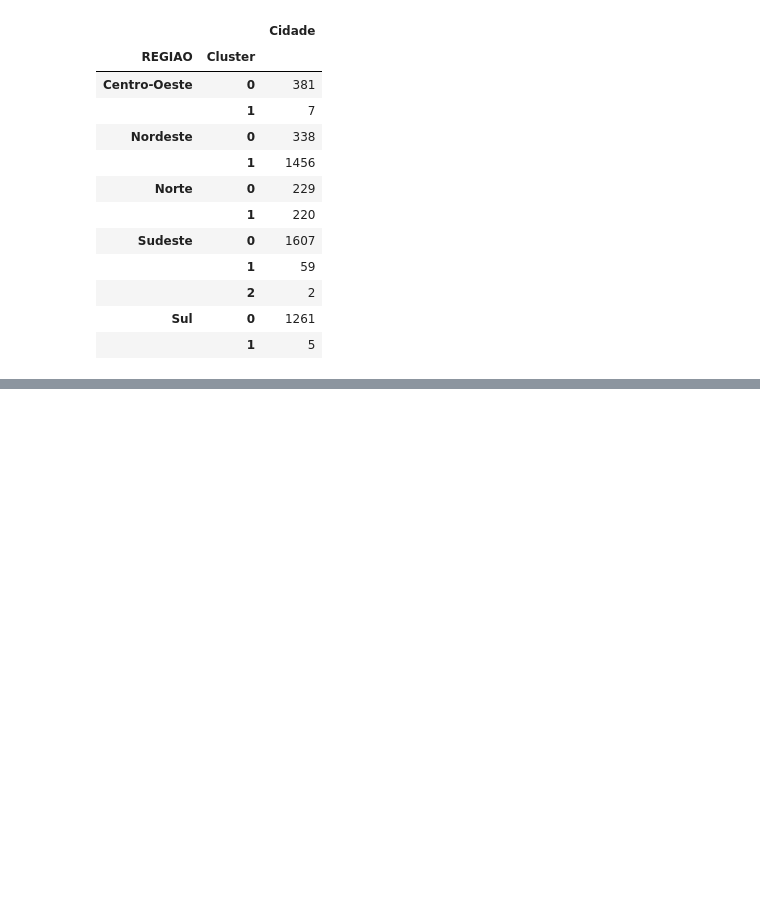
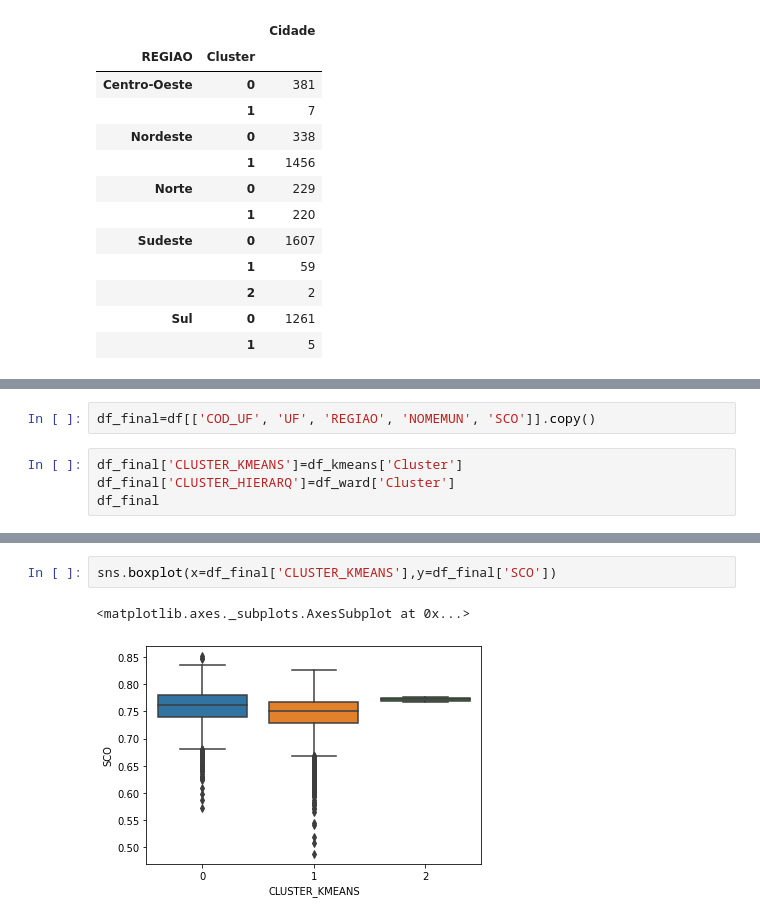
Before and after one commit to secretaria-ICA/Clusterizacao_dos_Municipios_Brasileiros_Uma_Abordagem_para_Igualdade_de_Genero, a Jupyter notebook: Trabalho_Izabella.ipynb, the cells around one changed output, grey strips where cells are left out. Cells and saved outputs as stored; diff of their text form; blank space fills up the shorter version.

```diff
--- a/Trabalho_Izabella.ipynb
+++ b/Trabalho_Izabella.ipynb
@@ -590,0 +605,6 @@ df_ward[['REGIAO','Cluster','Cidade']].groupby(['REGIAO','Cluster']).count()
+# %%
+df_final=df[['COD_UF', 'UF', 'REGIAO', 'NOMEMUN', 'SCO']].copy()
+# %%
+df_final['CLUSTER_KMEANS']=df_kmeans['Cluster']
+df_final['CLUSTER_HIERARQ']=df_ward['Cluster']
+df_final
@@ -590,0 +626,5 @@ df_ward[['REGIAO','Cluster','Cidade']].groupby(['REGIAO','Cluster']).count()
+# %%
+sns.boxplot(x=df_final['CLUSTER_KMEANS'],y=df_final['SCO'])
+# %% [output]
+<matplotlib.axes._subplots.AxesSubplot at 0x...>
+[figure, added]
```
Also changed, not shown: parts of 10 cells of this notebook.
